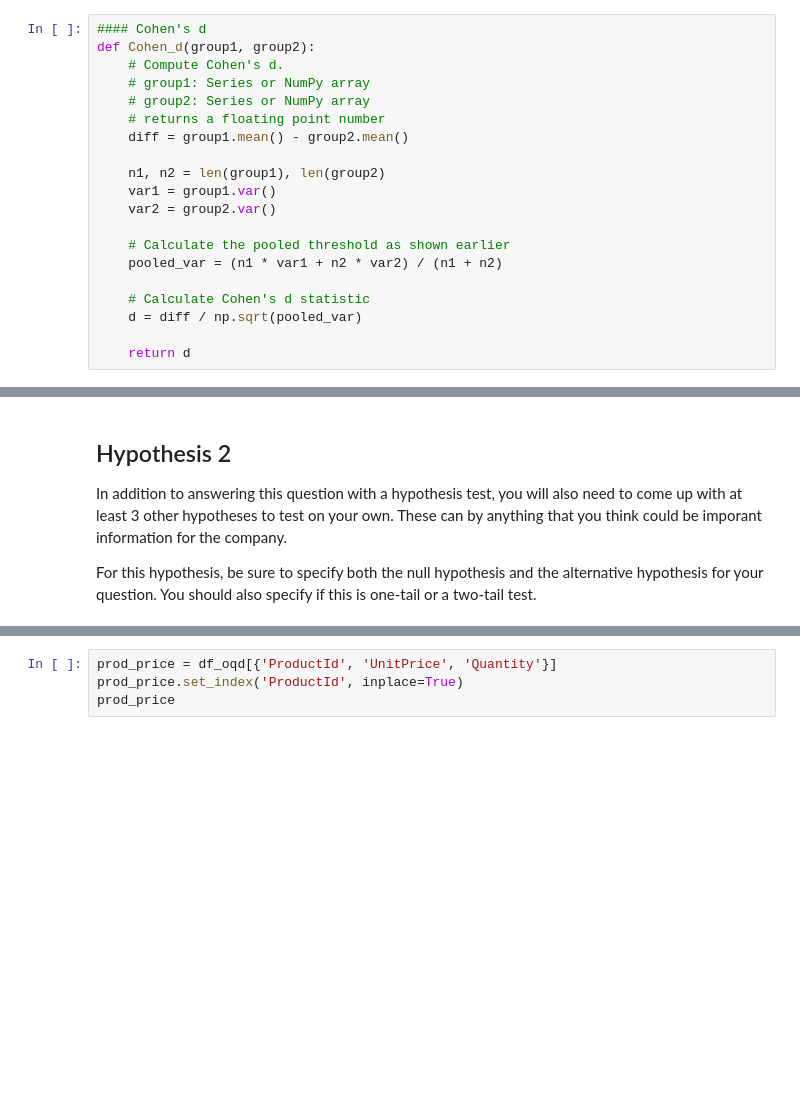
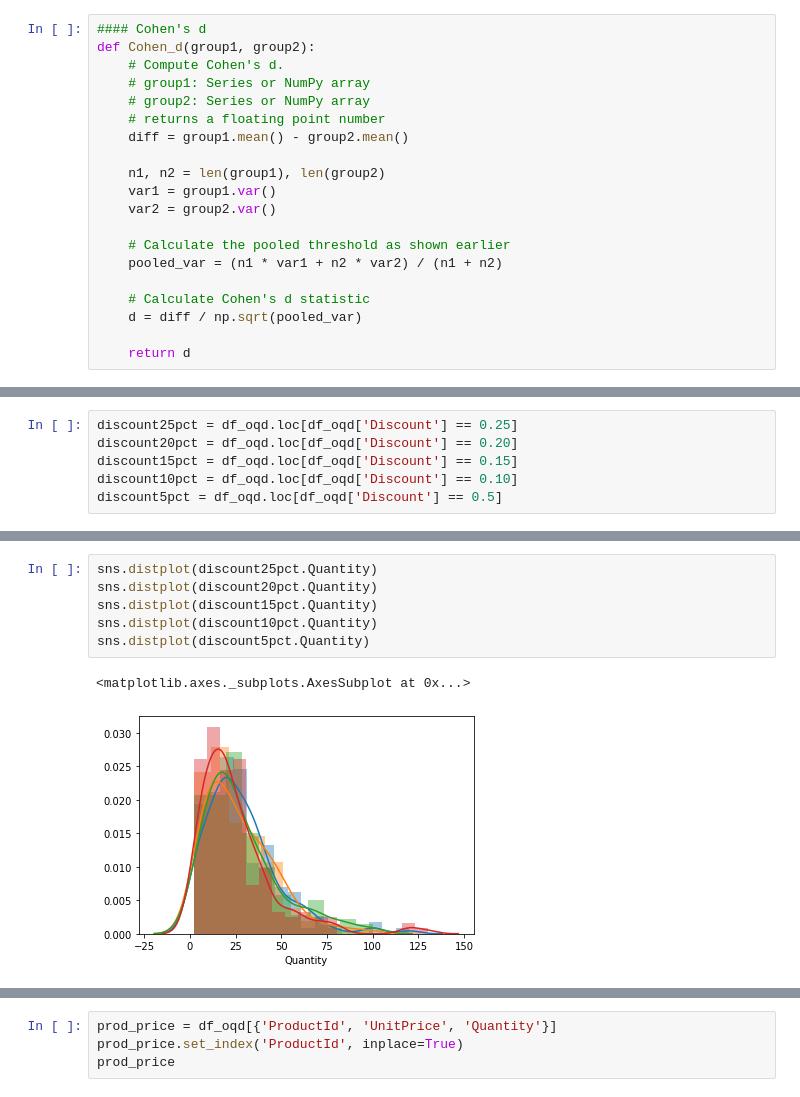
Before and after one commit to alphasentaurii/northwind-sql-database-project, a Jupyter notebook: student_draft1.ipynb, the cells around one changed output, grey strips where cells are left out. Saved outputs shown, nothing was run; the diff lists cells and outputs as text; blank space fills up the shorter version.

Commit message:
Hypotheses

```diff
--- a/student_draft1.ipynb
+++ b/student_draft1.ipynb
@@ -312,0 +406,6 @@ def Cohen_d(group1, group2):
+# %%
+discount25pct = df_oqd.loc[df_oqd['Discount'] == 0.25]
+discount20pct = df_oqd.loc[df_oqd['Discount'] == 0.20]
+discount15pct = df_oqd.loc[df_oqd['Discount'] == 0.15]
+discount10pct = df_oqd.loc[df_oqd['Discount'] == 0.10]
+discount5pct = df_oqd.loc[df_oqd['Discount'] == 0.5]
@@ -330,8 +466,9 @@ ProfileReport(df_oqd)
-# %% [markdown]
-## Hypothesis 2
-
-
-
-In addition to answering this question with a hypothesis test, you will also need to come up with at least 3 other hypotheses to test on your own. These can by anything that you think could be imporant information for the company.
-
-For this hypothesis, be sure to specify both the null hypothesis and the alternative hypothesis for your question. You should also specify if this is one-tail or a two-tail test.
+# %%
+sns.distplot(discount25pct.Quantity)
+sns.distplot(discount20pct.Quantity)
+sns.distplot(discount15pct.Quantity)
+sns.distplot(discount10pct.Quantity)
+sns.distplot(discount5pct.Quantity)
+# %% [output]
+<matplotlib.axes._subplots.AxesSubplot at 0x...>
+[figure, added]
```
Also changed, not shown: parts of 80 cells of this notebook.
